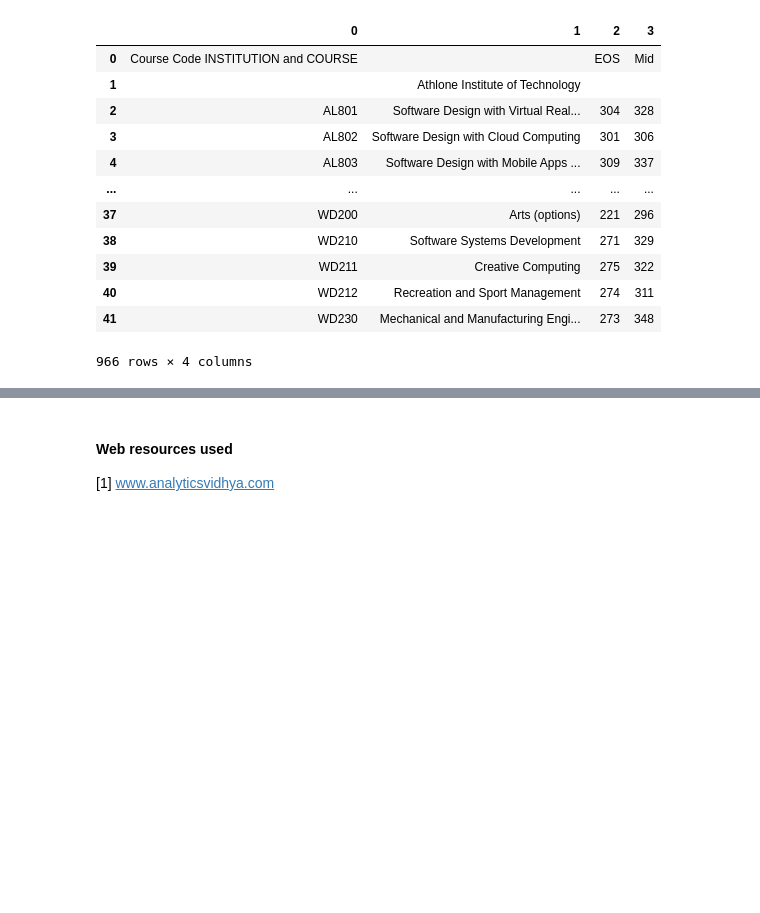
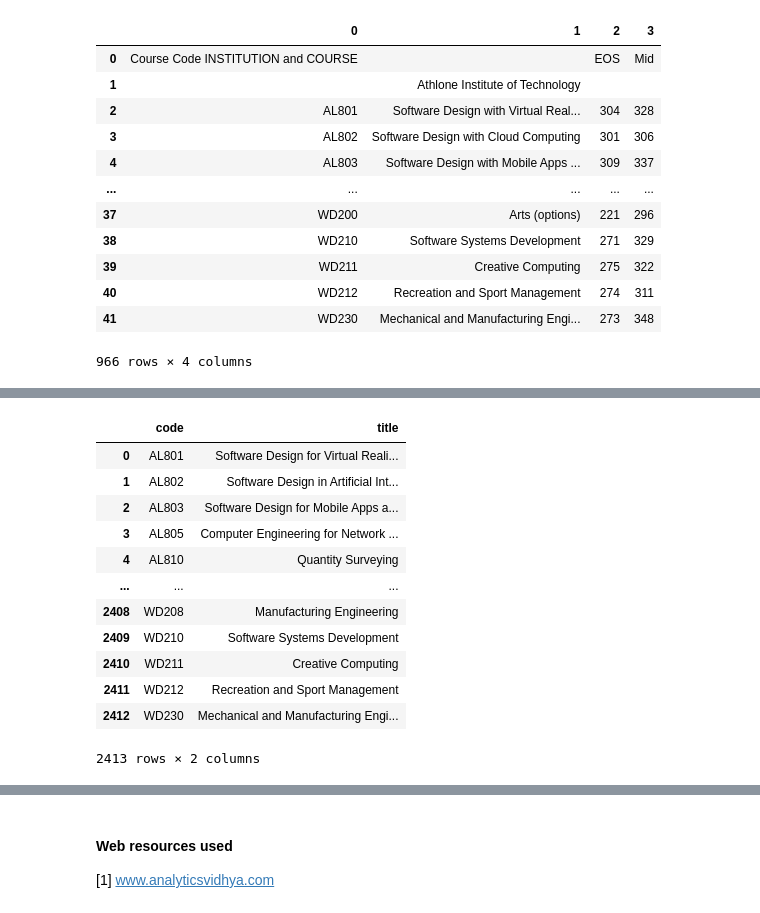
Before and after one commit to angelinka/Fundamentals-of-Data-Analysis, a Jupyter notebook: cao.ipynb, the cells around one changed output, grey strips where cells are left out. Cells and saved outputs as stored; diff of their text form; code cells hidden in the pictures; blank space fills up the shorter version.

```diff
--- a/cao.ipynb
+++ b/cao.ipynb
@@ -314,0 +360,18 @@ df2019.to_csv(path2019)
+# %%
+# Combining two dataframs into one
+allcourses = pd.concat([courses2021, courses2020], ignore_index=True)
+allcourses
+# %% [output]
+|  | code | title |
+| 0 | AL801 | Software Design for Virtual Reali... |
+| 1 | AL802 | Software Design in Artificial Int... |
+| 2 | AL803 | Software Design for Mobile Apps a... |
+| 3 | AL805 | Computer Engineering for Network ... |
+| 4 | AL810 | Quantity Surveying |
+| ... | ... | ... |
+| 2408 | WD208 | Manufacturing Engineering |
+| 2409 | WD210 | Software Systems Development |
+| 2410 | WD211 | Creative Computing |
+| 2411 | WD212 | Recreation and Sport Management |
+| 2412 | WD230 | Mechanical and Manufacturing Engi... |
+2413 rows × 2 columns
```
Also changed, not shown: parts of 13 cells of this notebook.
